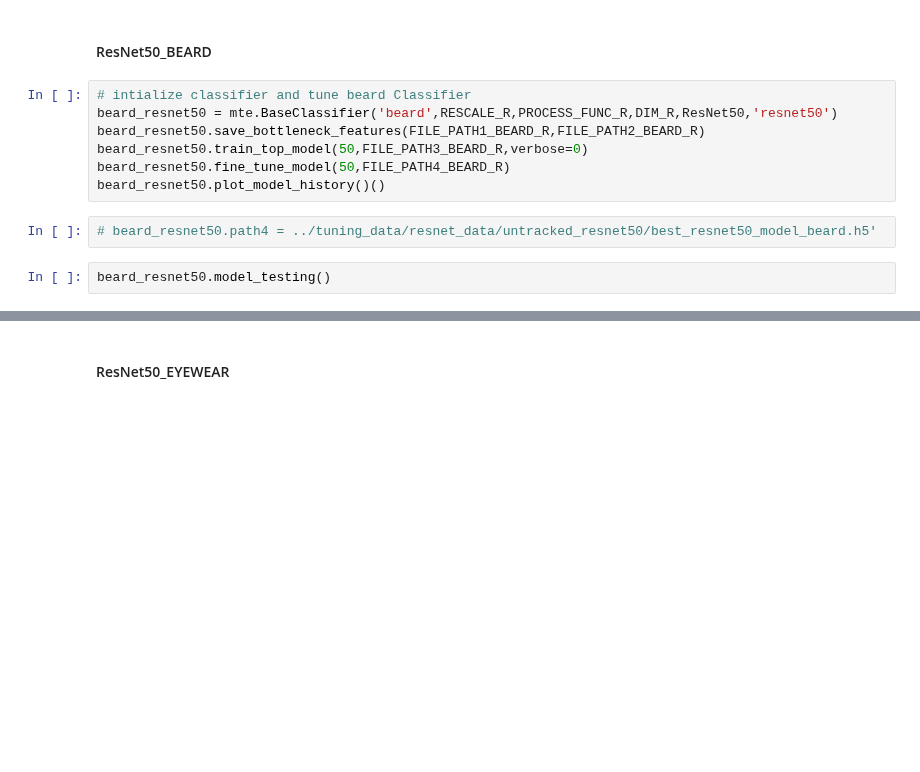
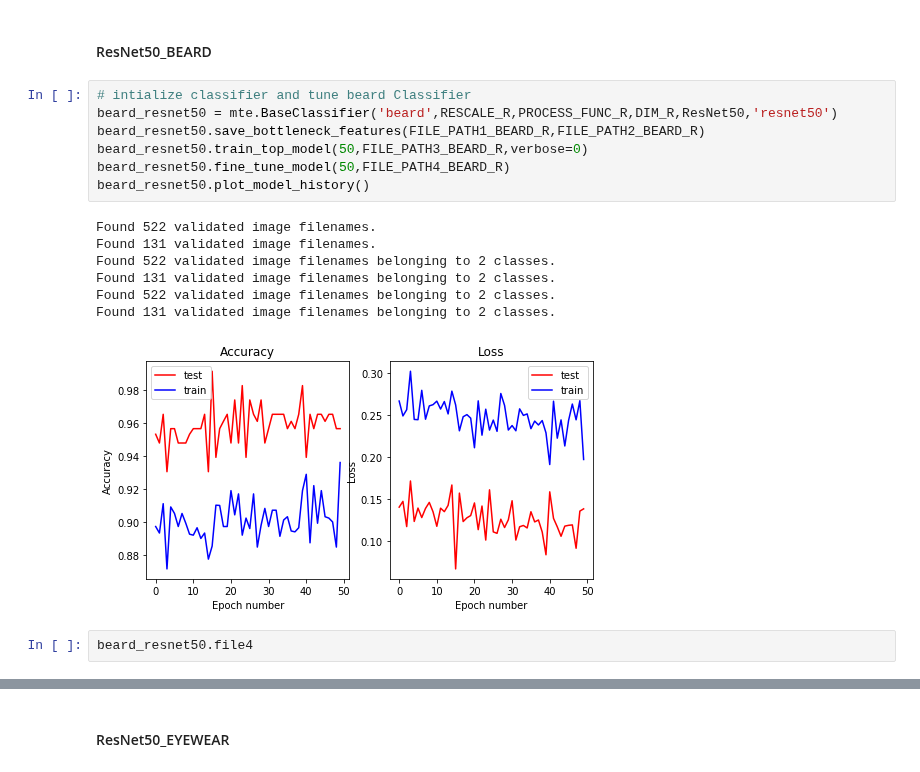
Before and after one commit to mzhou356/img2recommender, a Jupyter notebook: notebooks/vgg16_resnet50_model_tuning.ipynb, the cells around one changed output, grey strips where cells are left out. Saved outputs shown, nothing was run; the diff lists cells and outputs as text; blank space fills up the shorter version.

```diff
--- a/notebooks/vgg16_resnet50_model_tuning.ipynb
+++ b/notebooks/vgg16_resnet50_model_tuning.ipynb
@@ -179,11 +260,17 @@ hat_resnet50.model_testing()
 # %%
 # intialize classifier and tune beard Classifier
 beard_resnet50 = mte.BaseClassifier('beard',RESCALE_R,PROCESS_FUNC_R,DIM_R,ResNet50,'resnet50')
 beard_resnet50.save_bottleneck_features(FILE_PATH1_BEARD_R,FILE_PATH2_BEARD_R)
 beard_resnet50.train_top_model(50,FILE_PATH3_BEARD_R,verbose=0)
 beard_resnet50.fine_tune_model(50,FILE_PATH4_BEARD_R)
-beard_resnet50.plot_model_history()()
+beard_resnet50.plot_model_history()
+# %% [output]
+Found 522 validated image filenames.
+Found 131 validated image filenames.
+Found 522 validated image filenames belonging to 2 classes.
+Found 131 validated image filenames belonging to 2 classes.
+Found 522 validated image filenames belonging to 2 classes.
+Found 131 validated image filenames belonging to 2 classes.
+[figure, added]
-# %%
-# beard_resnet50.path4 = ../tuning_data/resnet_data/untracked_resnet50/best_resnet50_model_beard.h5'
 # %%
-beard_resnet50.model_testing()
+beard_resnet50.file4
```
Also changed, not shown: parts of 19 cells of this notebook, 1 other file.
